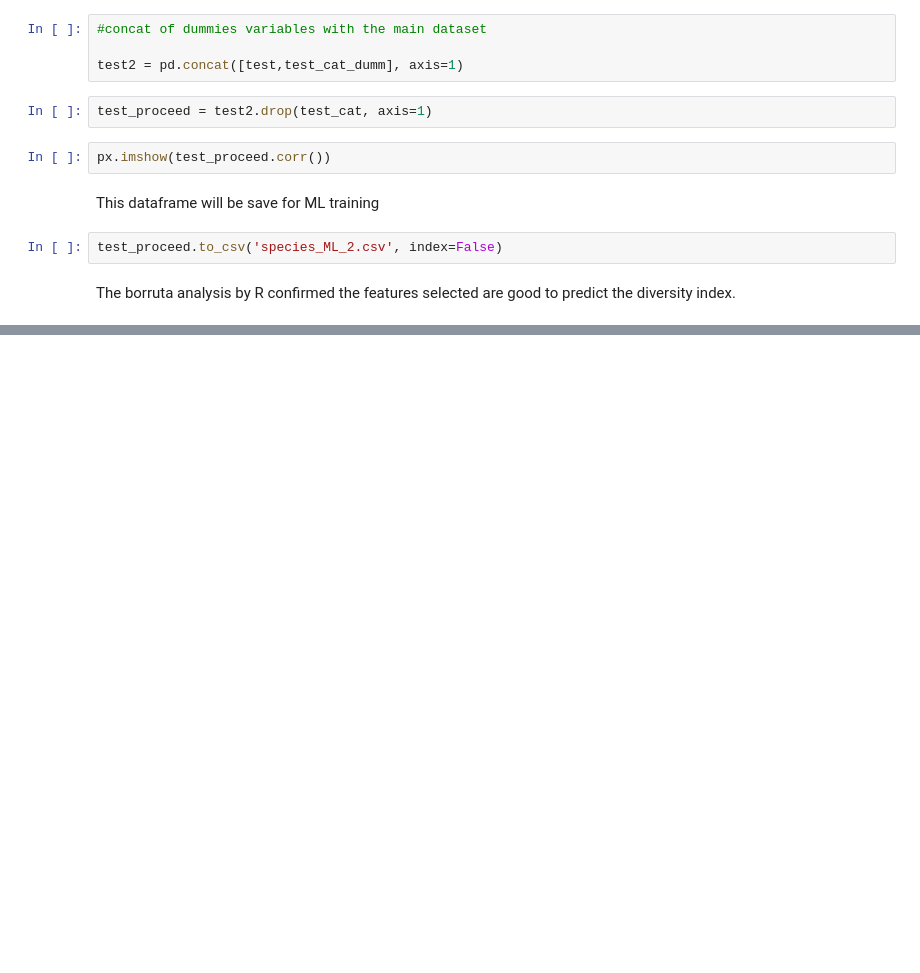
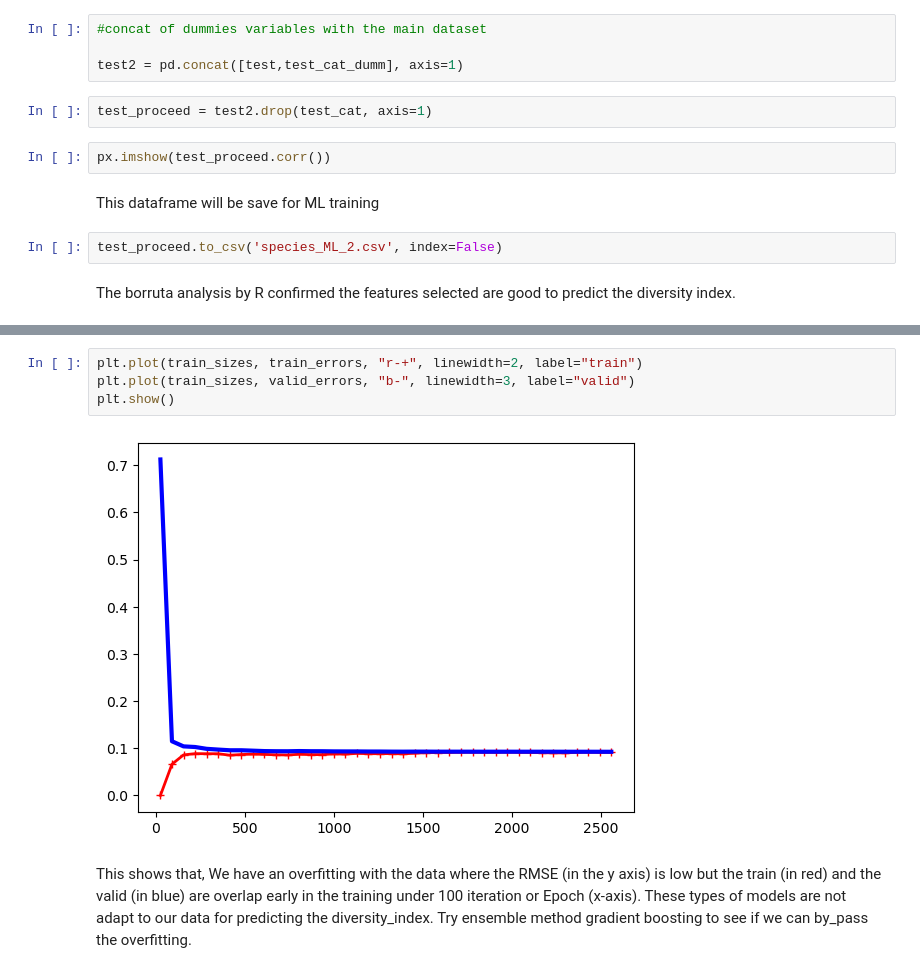
Before and after one commit to susmitha-ann/CoralReefFishSpeciesAssessment, a Jupyter notebook: ML_originaldata_createdfeat.ipynb, the cells around one changed output, grey strips where cells are left out. Cells and saved outputs as stored; diff of their text form; blank space fills up the shorter version.

```diff
--- a/ML_originaldata_createdfeat.ipynb
+++ b/ML_originaldata_createdfeat.ipynb
@@ -287,0 +620,8 @@ The borruta analysis by R confirmed the features selected are good to predict th
+# %%
+plt.plot(train_sizes, train_errors, "r-+", linewidth=2, label="train")
+plt.plot(train_sizes, valid_errors, "b-", linewidth=3, label="valid")
+plt.show()
+# %% [output]
+[figure, added]
+# %% [markdown]
+This shows that, We have an overfitting with the data where the RMSE (in the y axis) is low but the train (in red) and the valid (in blue) are overlap early in the training under 100 iteration or Epoch (x-axis). These types of models are not adapt to our data for predicting the diversity_index. Try ensemble method gradient boosting to see if we can by_pass the overfitting.
```
Also changed, not shown: parts of 42 cells of this notebook, 1 other file.
